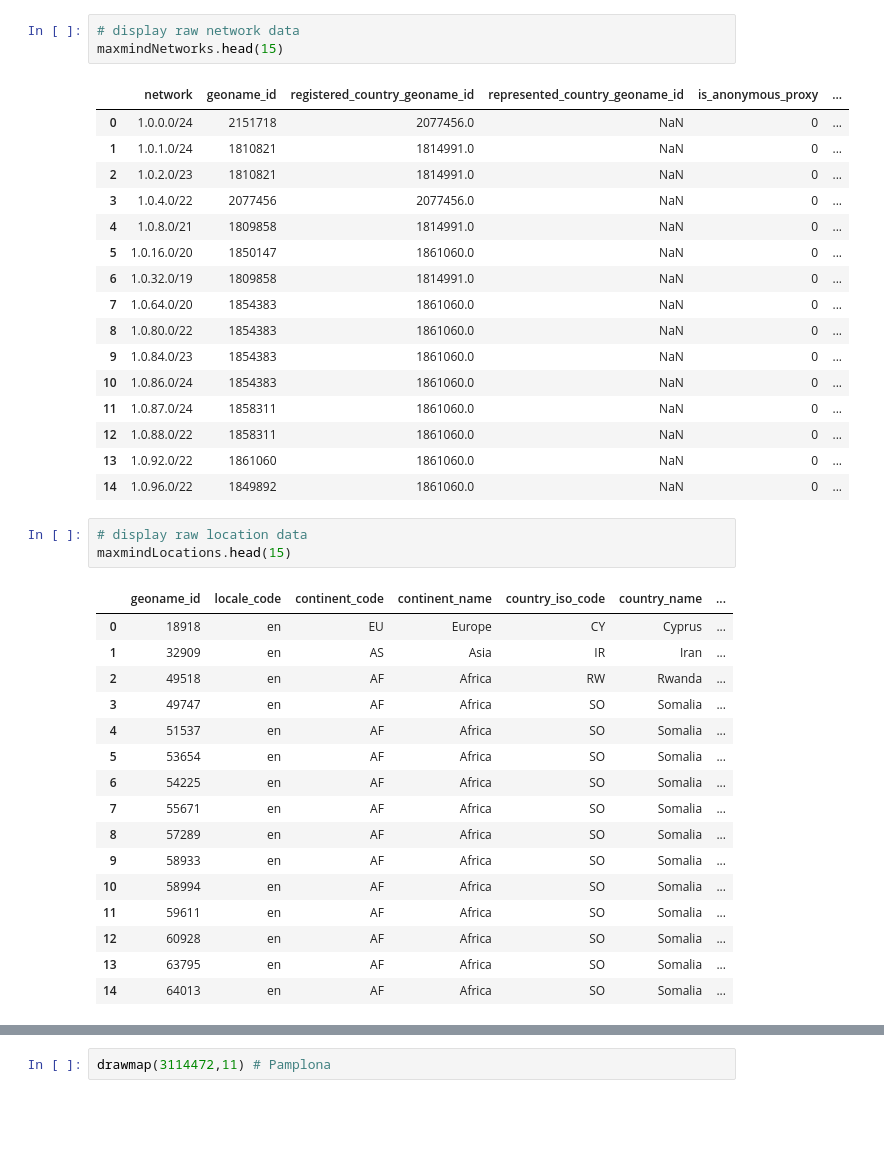
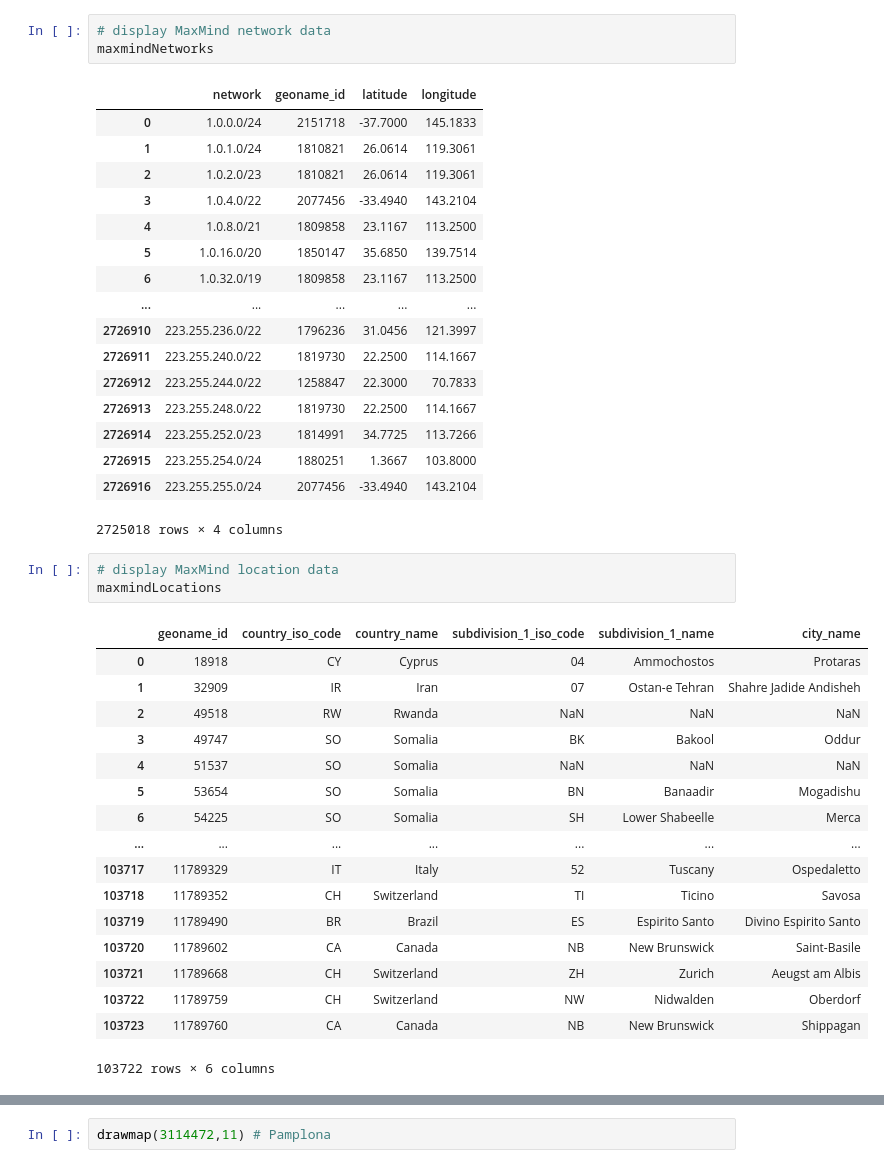
Before and after one commit to ejpring/MyGeohashDSXProject, a Jupyter notebook: display MaxMind data.ipynb, the cells around one changed output, grey strips where cells are left out. Cells and saved outputs as stored; diff of their text form; blank space fills up the shorter version.

```diff
--- a/display MaxMind data.ipynb
+++ b/display MaxMind data.ipynb
@@ -71,40 +72,42 @@ for column in columns:
 # %%
-# display raw network data
-maxmindNetworks.head(15)
+# display MaxMind network data
+maxmindNetworks
 # %% [output]
-|  | network | geoname_id | registered_country_geoname_id | represented_country_geoname_id | is_anonymous_proxy | ... |
-| 0 | 1.0.0.0/24 | 2151718 | 2077456.0 | NaN | 0 | ... |
-| 1 | 1.0.1.0/24 | 1810821 | 1814991.0 | NaN | 0 | ... |
-| 2 | 1.0.2.0/23 | 1810821 | 1814991.0 | NaN | 0 | ... |
-| 3 | 1.0.4.0/22 | 2077456 | 2077456.0 | NaN | 0 | ... |
-| 4 | 1.0.8.0/21 | 1809858 | 1814991.0 | NaN | 0 | ... |
-| 5 | 1.0.16.0/20 | 1850147 | 1861060.0 | NaN | 0 | ... |
-| 6 | 1.0.32.0/19 | 1809858 | 1814991.0 | NaN | 0 | ... |
-| 7 | 1.0.64.0/20 | 1854383 | 1861060.0 | NaN | 0 | ... |
-| 8 | 1.0.80.0/22 | 1854383 | 1861060.0 | NaN | 0 | ... |
-| 9 | 1.0.84.0/23 | 1854383 | 1861060.0 | NaN | 0 | ... |
-| 10 | 1.0.86.0/24 | 1854383 | 1861060.0 | NaN | 0 | ... |
-| 11 | 1.0.87.0/24 | 1858311 | 1861060.0 | NaN | 0 | ... |
-| 12 | 1.0.88.0/22 | 1858311 | 1861060.0 | NaN | 0 | ... |
-| 13 | 1.0.92.0/22 | 1861060 | 1861060.0 | NaN | 0 | ... |
-| 14 | 1.0.96.0/22 | 1849892 | 1861060.0 | NaN | 0 | ... |
+|  | network | geoname_id | latitude | longitude |
+| 0 | 1.0.0.0/24 | 2151718 | -37.7000 | 145.1833 |
+| 1 | 1.0.1.0/24 | 1810821 | 26.0614 | 119.3061 |
+| 2 | 1.0.2.0/23 | 1810821 | 26.0614 | 119.3061 |
+| 3 | 1.0.4.0/22 | 2077456 | -33.4940 | 143.2104 |
+| 4 | 1.0.8.0/21 | 1809858 | 23.1167 | 113.2500 |
+| 5 | 1.0.16.0/20 | 1850147 | 35.6850 | 139.7514 |
+| 6 | 1.0.32.0/19 | 1809858 | 23.1167 | 113.2500 |
+| ... | ... | ... | ... | ... |
+| 2726910 | 223.255.236.0/22 | 1796236 | 31.0456 | 121.3997 |
+| 2726911 | 223.255.240.0/22 | 1819730 | 22.2500 | 114.1667 |
+| 2726912 | 223.255.244.0/22 | 1258847 | 22.3000 | 70.7833 |
+| 2726913 | 223.255.248.0/22 | 1819730 | 22.2500 | 114.1667 |
+| 2726914 | 223.255.252.0/23 | 1814991 | 34.7725 | 113.7266 |
+| 2726915 | 223.255.254.0/24 | 1880251 | 1.3667 | 103.8000 |
+| 2726916 | 223.255.255.0/24 | 2077456 | -33.4940 | 143.2104 |
+2725018 rows × 4 columns
 # %%
-# display raw location data
-maxmindLocations.head(15)
+# display MaxMind location data
+maxmindLocations
 # %% [output]
-|  | geoname_id | locale_code | continent_code | continent_name | country_iso_code | country_name | ... |
-| 0 | 18918 | en | EU | Europe | CY | Cyprus | ... |
-| 1 | 32909 | en | AS | Asia | IR | Iran | ... |
-| 2 | 49518 | en | AF | Africa | RW | Rwanda | ... |
-| 3 | 49747 | en | AF | Africa | SO | Somalia | ... |
-| 4 | 51537 | en | AF | Africa | SO | Somalia | ... |
-| 5 | 53654 | en | AF | Africa | SO | Somalia | ... |
-| 6 | 54225 | en | AF | Africa | SO | Somalia | ... |
-| 7 | 55671 | en | AF | Africa | SO | Somalia | ... |
-| 8 | 57289 | en | AF | Africa | SO | Somalia | ... |
-| 9 | 58933 | en | AF | Africa | SO | Somalia | ... |
-| 10 | 58994 | en | AF | Africa | SO | Somalia | ... |
-| 11 | 59611 | en | AF | Africa | SO | Somalia | ... |
-| 12 | 60928 | en | AF | Africa | SO | Somalia | ... |
-| 13 | 63795 | en | AF | Africa | SO | Somalia | ... |
-| 14 | 64013 | en | AF | Africa | SO | Somalia | ... |
+|  | geoname_id | country_iso_code | country_name | subdivision_1_iso_code | subdivision_1_name | city_name |
+| 0 | 18918 | CY | Cyprus | 04 | Ammochostos | Protaras |
+| 1 | 32909 | IR | Iran | 07 | Ostan-e Tehran | Shahre Jadide Andisheh |
+| 2 | 49518 | RW | Rwanda | NaN | NaN | NaN |
+| 3 | 49747 | SO | Somalia | BK | Bakool | Oddur |
+| 4 | 51537 | SO | Somalia | NaN | NaN | NaN |
+| 5 | 53654 | SO | Somalia | BN | Banaadir | Mogadishu |
+| 6 | 54225 | SO | Somalia | SH | Lower Shabeelle | Merca |
+| ... | ... | ... | ... | ... | ... | ... |
+| 103717 | 11789329 | IT | Italy | 52 | Tuscany | Ospedaletto |
+| 103718 | 11789352 | CH | Switzerland | TI | Ticino | Savosa |
+| 103719 | 11789490 | BR | Brazil | ES | Espirito Santo | Divino Espirito Santo |
+| 103720 | 11789602 | CA | Canada | NB | New Brunswick | Saint-Basile |
+| 103721 | 11789668 | CH | Switzerland | ZH | Zurich | Aeugst am Albis |
+| 103722 | 11789759 | CH | Switzerland | NW | Nidwalden | Oberdorf |
+| 103723 | 11789760 | CA | Canada | NB | New Brunswick | Shippagan |
+103722 rows × 6 columns
```
Also changed, not shown: parts of 22 cells of this notebook, 1 other file.
